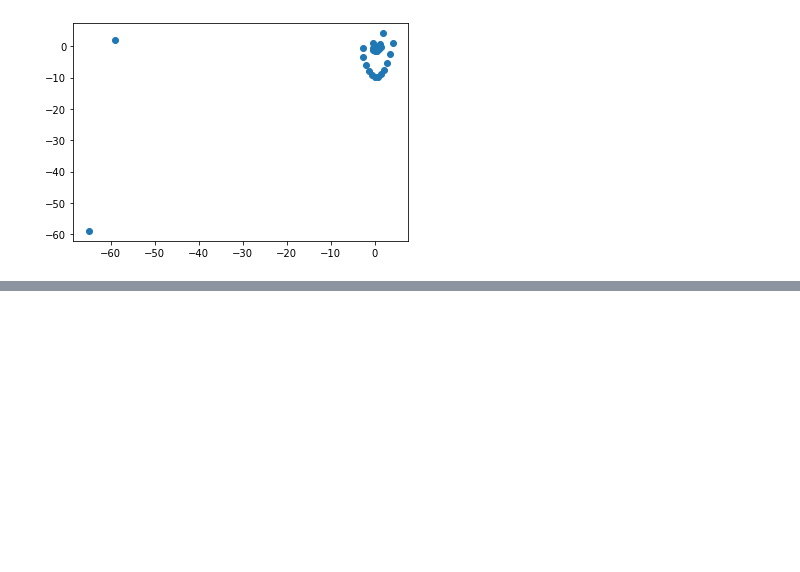
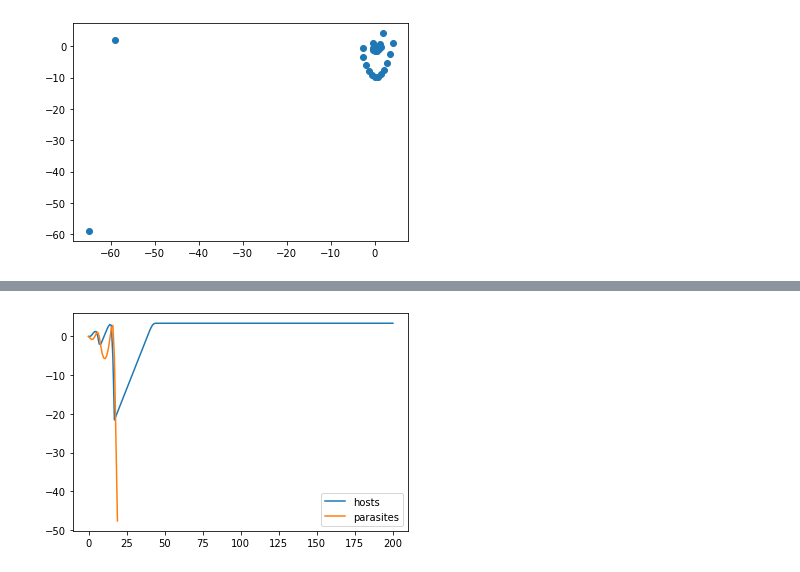
Before and after one commit to nikifaets/nicholson-bailey-model, a Jupyter notebook: classic_model.ipynb, the cells around one changed output, grey strips where cells are left out. Drawn from its saved outputs; the diff is of its cells as text; code cells hidden in the pictures; blank space fills up the shorter version.

```diff
--- a/classic_model.ipynb
+++ b/classic_model.ipynb
@@ -103,0 +141,8 @@ plt.scatter(np.log(hosts), np.log(parasites))
+# %%
+x = np.arange(iterations_t+1)
+plt.plot(x, np.log(hosts), label = "hosts")
+plt.plot(x, np.log(parasites), label = "parasites")
+plt.legend()
+plt.show()
+# %% [output]
+[figure, added]
```
Also changed, not shown: parts of 9 cells of this notebook, 1 other file.
